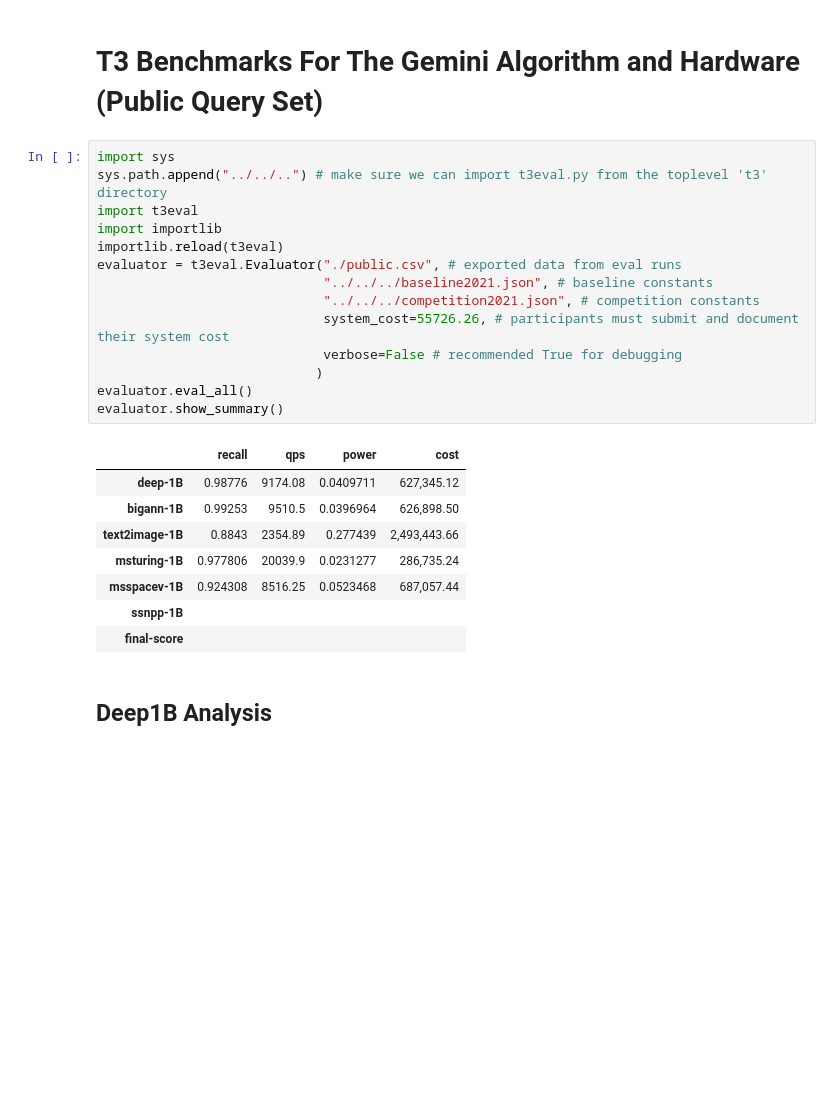
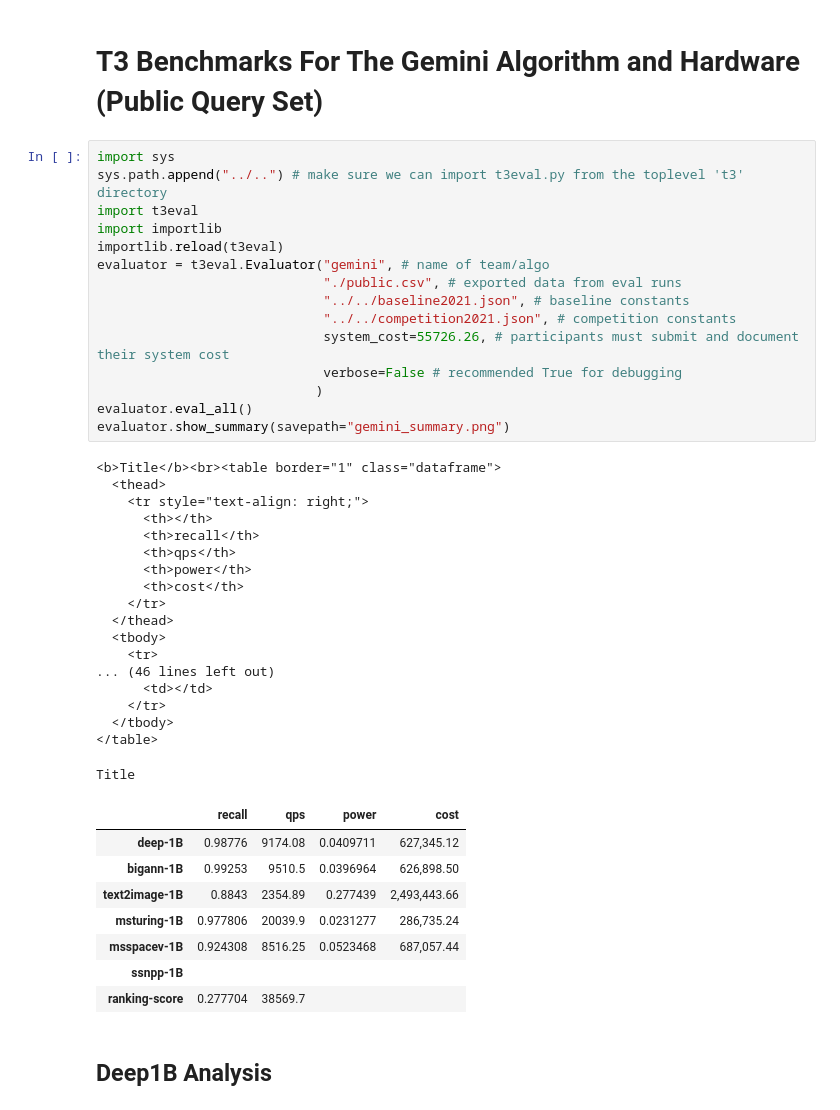
Before and after one commit to harsha-simhadri/big-ann-benchmarks, a Jupyter notebook: t3/eval_2021/gemini/EvalPublic.ipynb, the cells around one changed output. Saved outputs shown, nothing was run; the diff lists cells and outputs as text; blank space fills up the shorter version.

Commit message:
exporting plot eval images; added summary caption

```diff
--- a/t3/eval_2021/gemini/EvalPublic.ipynb
+++ b/t3/eval_2021/gemini/EvalPublic.ipynb
@@ -2,27 +2,46 @@
 # T3 Benchmarks For The Gemini Algorithm and Hardware (Public Query Set)
 # %%
 import sys
-sys.path.append("../../..") # make sure we can import t3eval.py from the toplevel 't3' directory
+sys.path.append("../..") # make sure we can import t3eval.py from the toplevel 't3' directory
 import t3eval
 import importlib
 importlib.reload(t3eval)
-evaluator = t3eval.Evaluator("./public.csv", # exported data from eval runs
-                             "../../../baseline2021.json", # baseline constants
-                             "../../../competition2021.json", # competition constants
+evaluator = t3eval.Evaluator("gemini", # name of team/algo
+                             "./public.csv", # exported data from eval runs
+                             "../../baseline2021.json", # baseline constants
+                             "../../competition2021.json", # competition constants
                              system_cost=55726.26, # participants must submit and document their system cost
                              verbose=False # recommended True for debugging
                             )
 evaluator.eval_all()
-evaluator.show_summary()
+evaluator.show_summary(savepath="gemini_summary.png")
 # %% [output]
+<b>Title</b><br><table border="1" class="dataframe">
+  <thead>
+    <tr style="text-align: right;">
+      <th></th>
+      <th>recall</th>
+      <th>qps</th>
+      <th>power</th>
+      <th>cost</th>
+    </tr>
+  </thead>
+  <tbody>
+    <tr>
+... (46 lines left out)
+      <td></td>
+    </tr>
+  </tbody>
+</table>
+Title
 |  | recall | qps | power | cost |
 | deep-1B | 0.98776 | 9174.08 | 0.0409711 | 627,345.12 |
 | bigann-1B | 0.99253 | 9510.5 | 0.0396964 | 626,898.50 |
 | text2image-1B | 0.8843 | 2354.89 | 0.277439 | 2,493,443.66 |
 | msturing-1B | 0.977806 | 20039.9 | 0.0231277 | 286,735.24 |
 | msspacev-1B | 0.924308 | 8516.25 | 0.0523468 | 687,057.44 |
 | ssnpp-1B |  |  |  |  |
-| final-score |  |  |  |  |
+| ranking-score | 0.277704 | 38569.7 |  |  |
 # %% [markdown]
 ## Deep1B Analysis
 # %%
```
Also changed, not shown: parts of 18 cells of this notebook, 16 other files.
